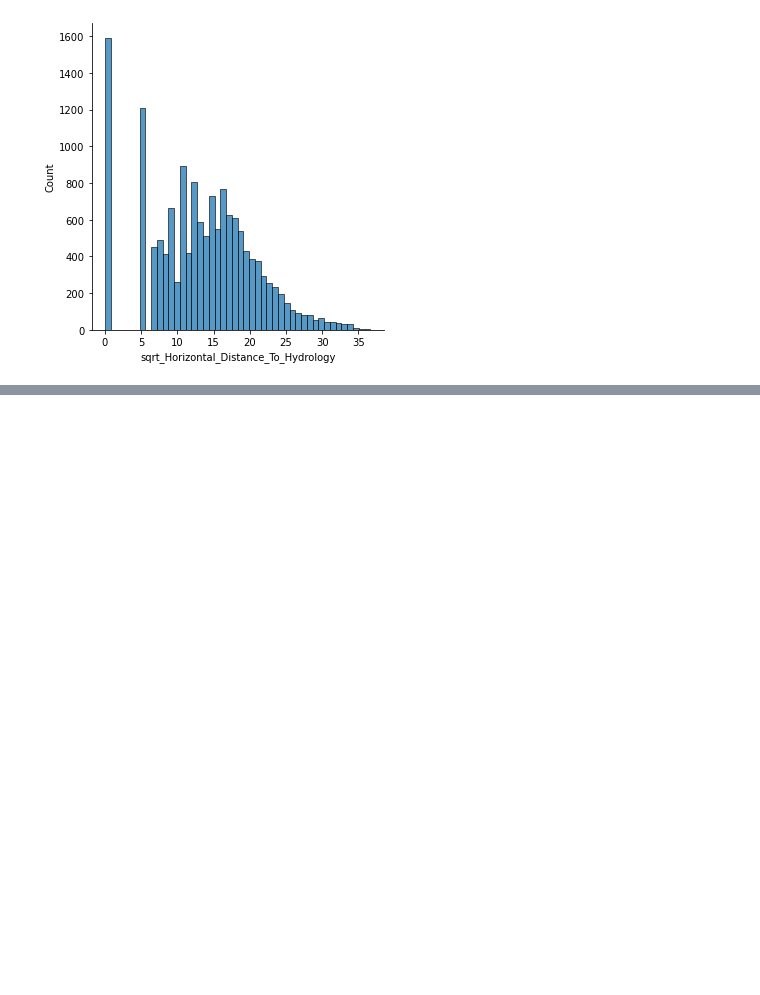
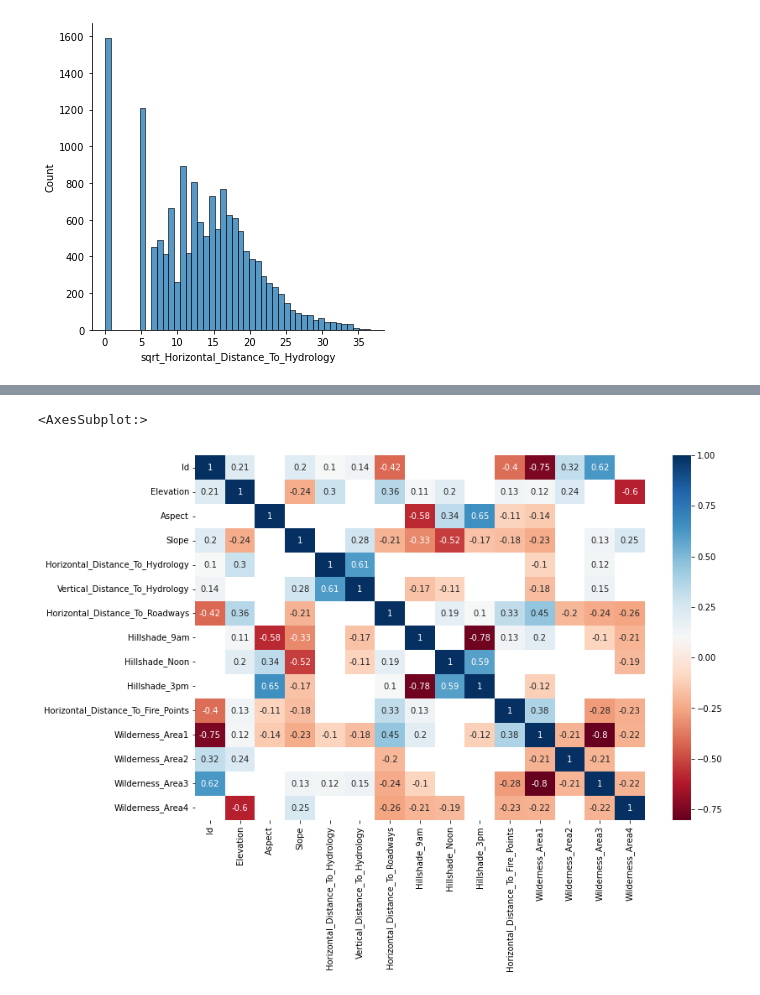
Before and after one commit to kasia-pankevich/forest-ml, a Jupyter notebook: eda.ipynb, the cells around one changed output, grey strips where cells are left out. Drawn from its saved outputs; the diff is of its cells as text; code cells hidden in the pictures; blank space fills up the shorter version.

```diff
--- a/eda.ipynb
+++ b/eda.ipynb
@@ -237,3 +226,6 @@ sns.displot(df, x='sqrt_Horizontal_Distance_To_Hydrology')
 # %% [output]
 <seaborn.axisgrid.FacetGrid at 0x...>
 [figure]
+# %%
+test = pd.read_csv('data/test.csv')
+train = pd.read_csv('data/train.csv')
@@ -239,0 +266,8 @@ sns.displot(df, x='sqrt_Horizontal_Distance_To_Hydrology')
+# %%
+plt.figure(figsize=(12, 8))
+cor = test.corr()
+cor = cor[test.corr().abs() > 0.1]
+sns.heatmap(cor.iloc[:15, :15], annot=True, cmap="RdBu")
+# %% [output]
+<AxesSubplot:>
+[figure, added]
```
Also changed, not shown: parts of 4 cells of this notebook.
